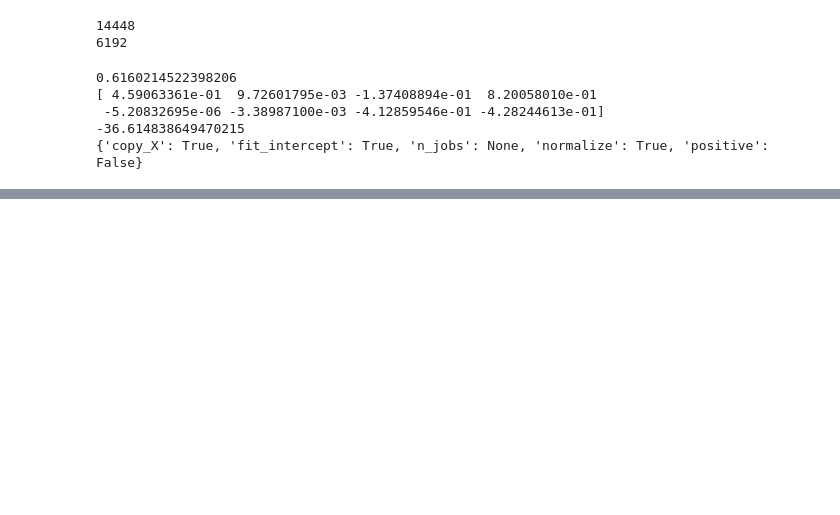
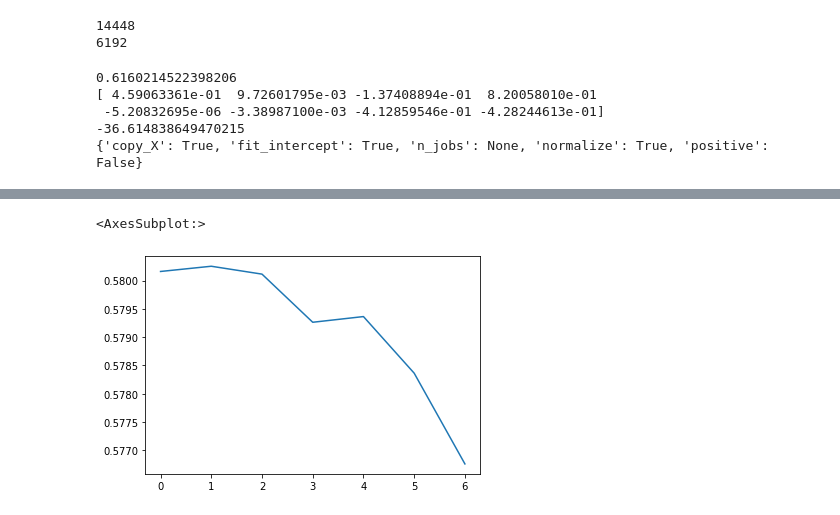
Before and after one commit to andrewmejia600/DS7333, a Jupyter notebook: CASE_STUDY_10/Case 10 Imputation.ipynb, the cells around one changed output, grey strips where cells are left out. Drawn from its saved outputs; the diff is of its cells as text; code cells hidden in the pictures; blank space fills up the shorter version.

```diff
--- a/CASE_STUDY_10/Case 10 Imputation.ipynb
+++ b/CASE_STUDY_10/Case 10 Imputation.ipynb
@@ -206,0 +207,7 @@ df_overall
+# %%
+df_overall = df_overall.reset_index()
+# %%
+df_overall['r2'].plot()
+# %% [output]
+<AxesSubplot:>
+[figure, added]
```
Also changed, not shown: parts of 2 cells of this notebook.
